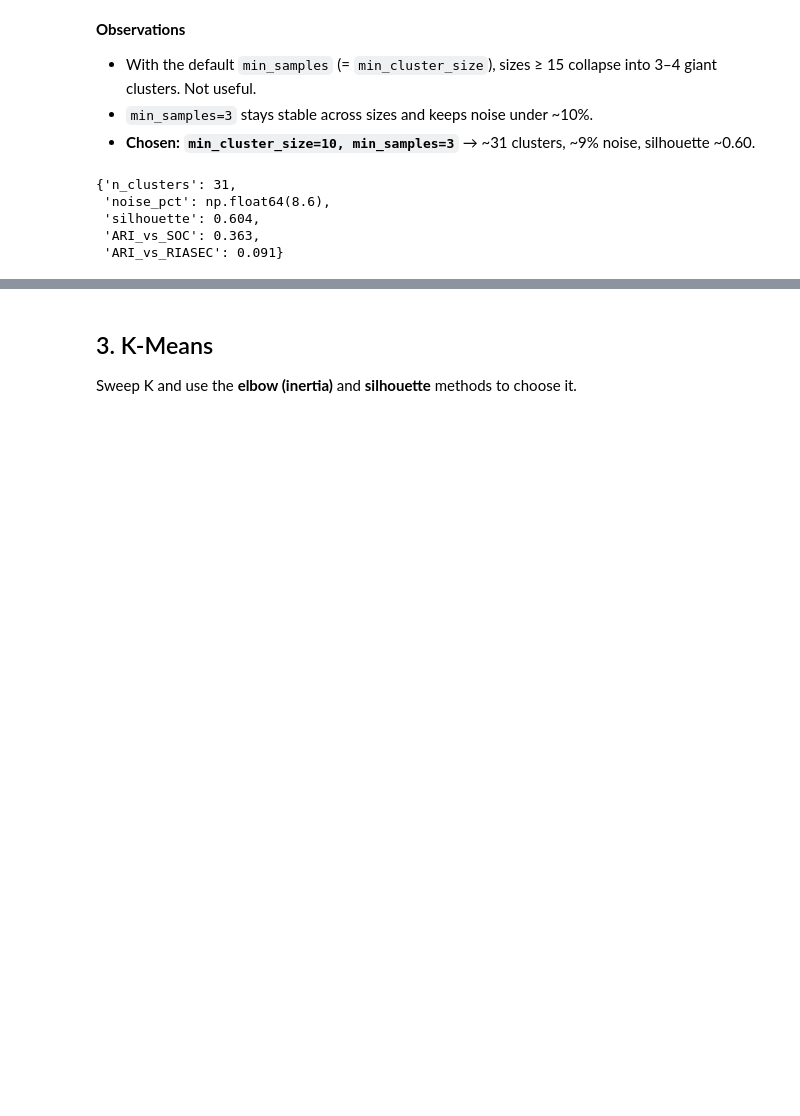
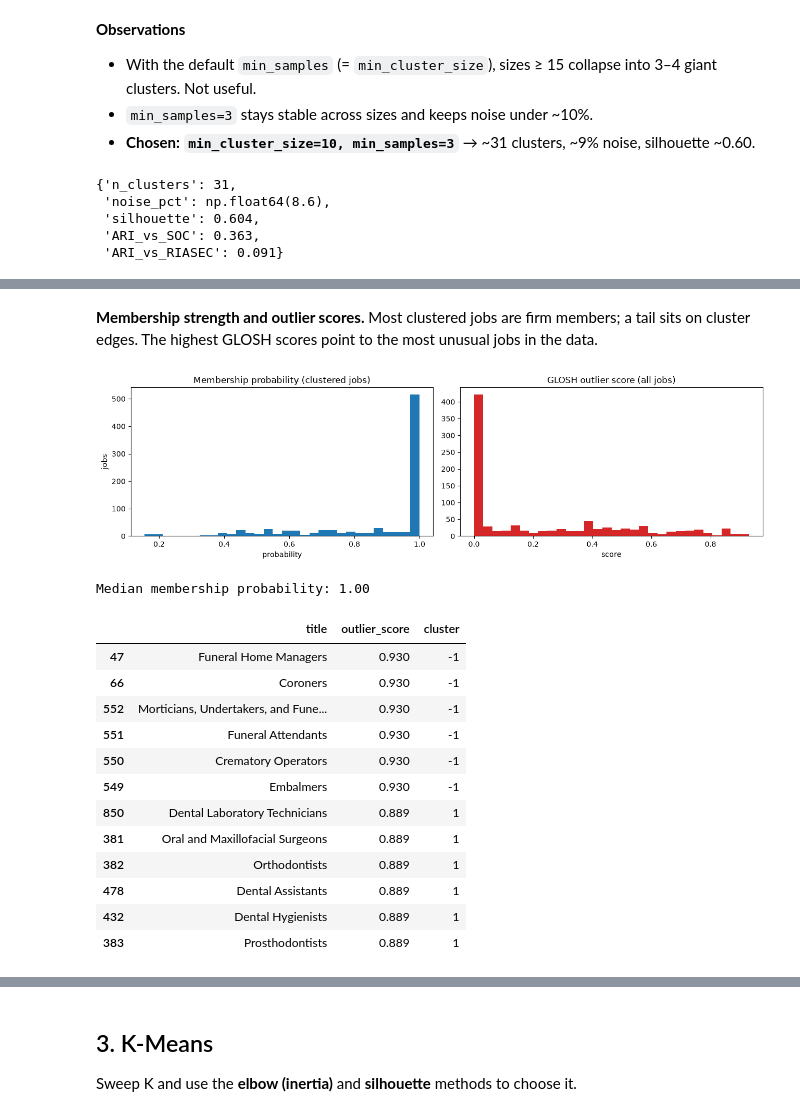
Before and after one commit to ProjectAssembely/Bubbles, a Jupyter notebook: notebooks/02_text_clustering.ipynb, the cells around one changed output, grey strips where cells are left out. Drawn from its saved outputs; the diff is of its cells as text; code cells hidden in the pictures; blank space fills up the shorter version.

```diff
--- a/notebooks/02_text_clustering.ipynb
+++ b/notebooks/02_text_clustering.ipynb
@@ -76,0 +224,31 @@ score(X10, hdb_labels, reference)
+# %% [markdown]
+**Membership strength and outlier scores.** Most clustered jobs are firm members; a tail sits on cluster edges.
+The highest GLOSH scores point to the most unusual jobs in the data.
+# %%
+fig, ax = plt.subplots(1, 2, figsize=(13, 3.8))
+ax[0].hist(hdb.probabilities_[hdb_labels != -1], bins=30)
+ax[0].set(title="Membership probability (clustered jobs)", xlabel="probability", ylabel="jobs")
+ax[1].hist(hdb.outlier_scores_, bins=30, color="tab:red")
+ax[1].set(title="GLOSH outlier score (all jobs)", xlabel="score")
+plt.tight_layout(); plt.show()
+
+outliers = pd.DataFrame({"title": titles, "outlier_score": hdb.outlier_scores_.round(3),
+                         "cluster": hdb_labels}).sort_values("outlier_score", ascending=False)
+print(f"Median membership probability: {np.median(hdb.probabilities_[hdb_labels != -1]):.2f}")
+outliers.head(12)
+# %% [output]
+[figure, added]
+Median membership probability: 1.00
+|  | title | outlier_score | cluster |
+| 47 | Funeral Home Managers | 0.930 | -1 |
+| 66 | Coroners | 0.930 | -1 |
+| 552 | Morticians, Undertakers, and Fune... | 0.930 | -1 |
+| 551 | Funeral Attendants | 0.930 | -1 |
+| 550 | Crematory Operators | 0.930 | -1 |
+| 549 | Embalmers | 0.930 | -1 |
+| 850 | Dental Laboratory Technicians | 0.889 | 1 |
+| 381 | Oral and Maxillofacial Surgeons | 0.889 | 1 |
+| 382 | Orthodontists | 0.889 | 1 |
+| 478 | Dental Assistants | 0.889 | 1 |
+| 432 | Dental Hygienists | 0.889 | 1 |
+| 383 | Prosthodontists | 0.889 | 1 |
```
Also changed, not shown: parts of 12 cells of this notebook.
